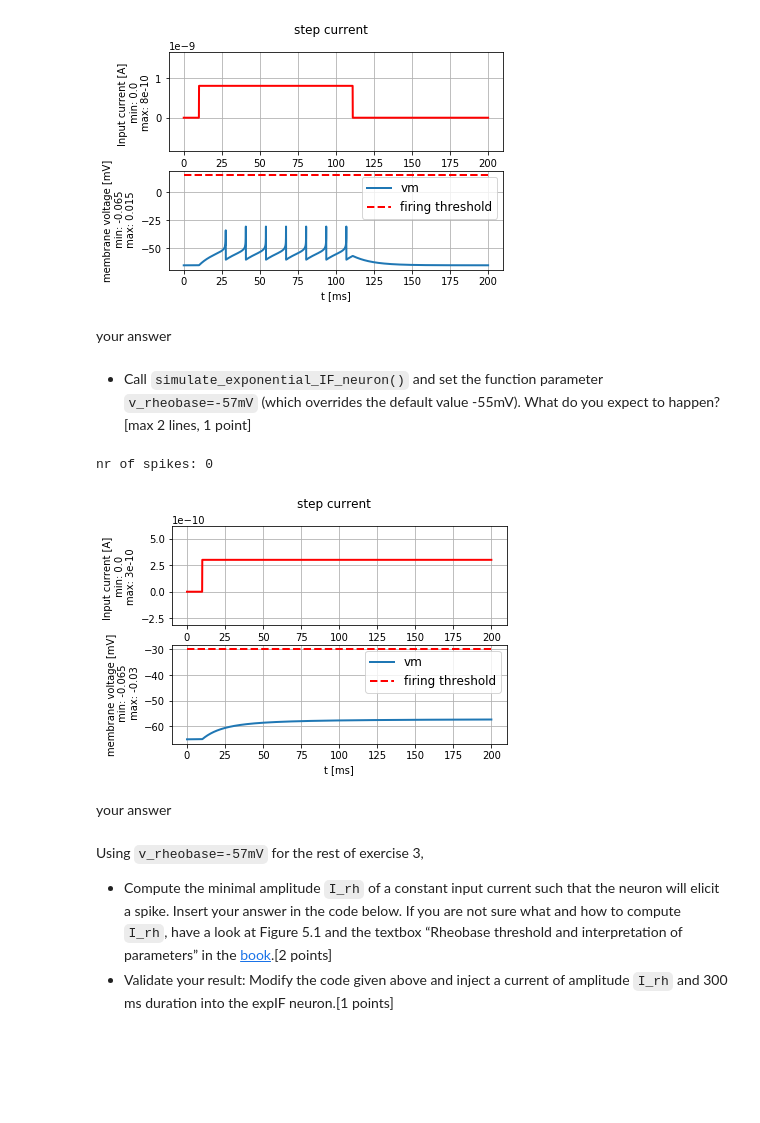
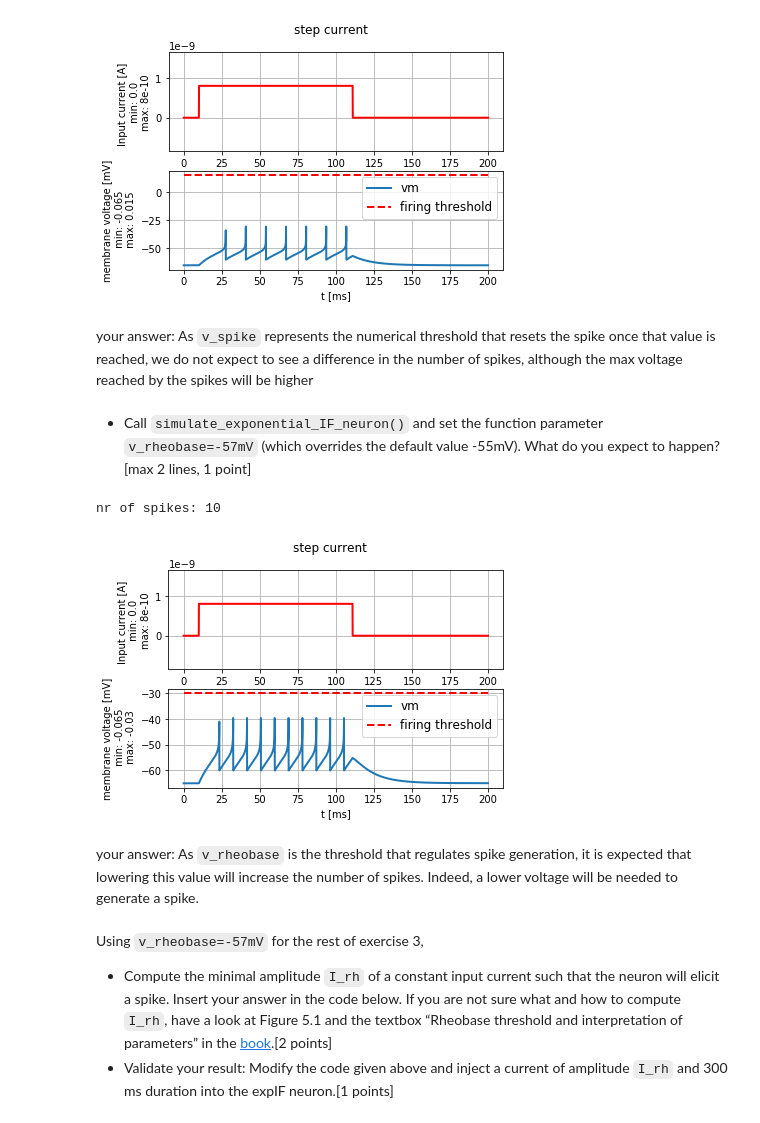
Before and after one commit to CamillaCarta/BMNN_projects, a Jupyter notebook: Ex1_Camilla_Carta_001.ipynb, the cells around one changed output. Saved outputs shown, nothing was run; the diff lists cells and outputs as text; code cells hidden in the pictures; blank space fills up the shorter version.

```diff
--- a/Ex1_Camilla_Carta_001.ipynb
+++ b/Ex1_Camilla_Carta_001.ipynb
@@ -97,26 +96,29 @@ print("nr of spikes: {}".format(spike_monitor.count[0]))
 # %% [output]
 nr of spikes: 7
 [figure]
-# %% [markdown]
-your answer
+# %% [markdown]
+your answer:
+As `v_spike` represents the numerical threshold that resets the spike once that value is reached, we do not expect to see a difference in the number of spikes, although the max voltage reached by the spikes will be higher
 # %% [markdown]
 - Call `simulate_exponential_IF_neuron()` and set the function parameter `v_rheobase=-57mV` (which overrides the default value -55mV). What do you expect to happen?  [max 2 lines, 1 point]
 # %%
 exp_IF.FIRING_THRESHOLD_v_spike = -30*b2.mvolt
 exp_IF.RHEOBASE_THRESHOLD_v_rh = -57*b2.mvolt
 
 state_monitor, spike_monitor = exp_IF.simulate_exponential_IF_neuron(
-    I_stim=input_current, simulation_time=200*b2.ms, v_spike = exp_IF.FIRING_THRESHOLD_v_spike, v_rheobase = exp_IF.RHEOBASE_THRESHOLD_v_rh)
+    I_stim=input_current, simulation_time=200*b2.ms,
+    v_spike = exp_IF.FIRING_THRESHOLD_v_spike,
+    v_rheobase = exp_IF.RHEOBASE_THRESHOLD_v_rh)
 
 plot_tools.plot_voltage_and_current_traces(
     state_monitor, input_current,title="step current",
     firing_threshold=exp_IF.FIRING_THRESHOLD_v_spike)
 print("nr of spikes: {}".format(spike_monitor.count[0]))
 # %% [output]
-nr of spikes: 0
+nr of spikes: 10
-[figure, old version]
+[figure, new version]
-# %% [markdown]
-your answer
+# %% [markdown]
+your answer: As `v_rheobase` is the threshold that regulates spike generation, it is expected that lowering this value will increase the number of spikes. Indeed, a lower voltage will be needed to generate a spike.
 # %% [markdown]
 Using `v_rheobase=-57mV` for the rest of exercise 3,
 - Compute the minimal amplitude `I_rh` of a constant input current such that the neuron will elicit a spike. Insert your answer in the code below. If you are not sure what and how to compute `I_rh`, have a look at Figure 5.1 and the textbox “Rheobase threshold and interpretation of parameters” in the [book](https://neuronaldynamics.epfl.ch/online/Ch5.S2.html).[2 points]
```
Also changed, not shown: parts of 30 cells of this notebook.
